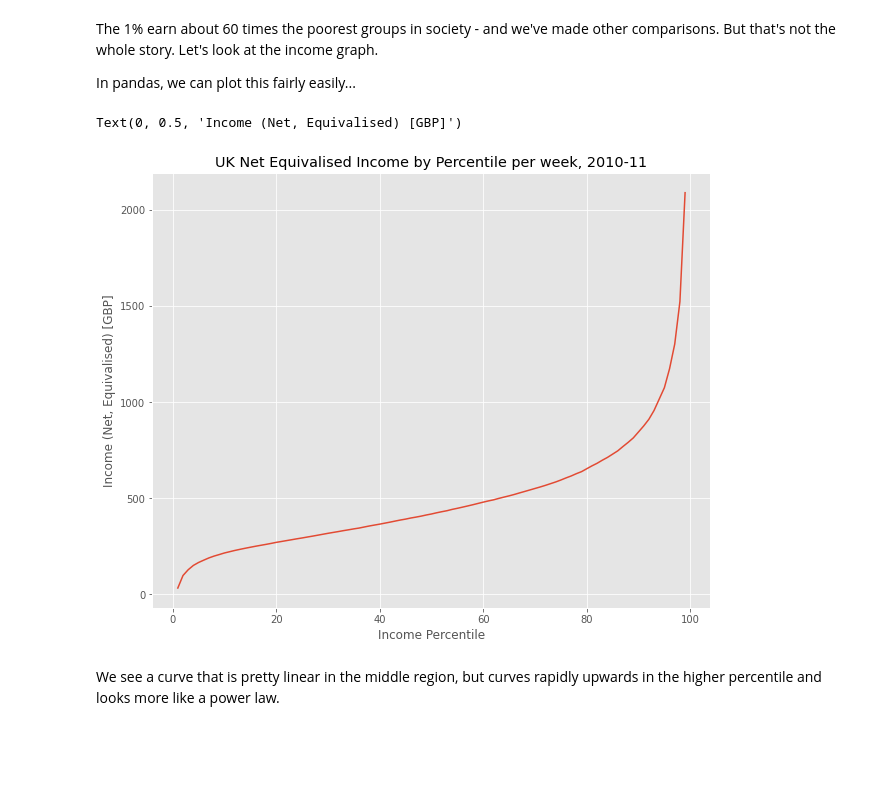
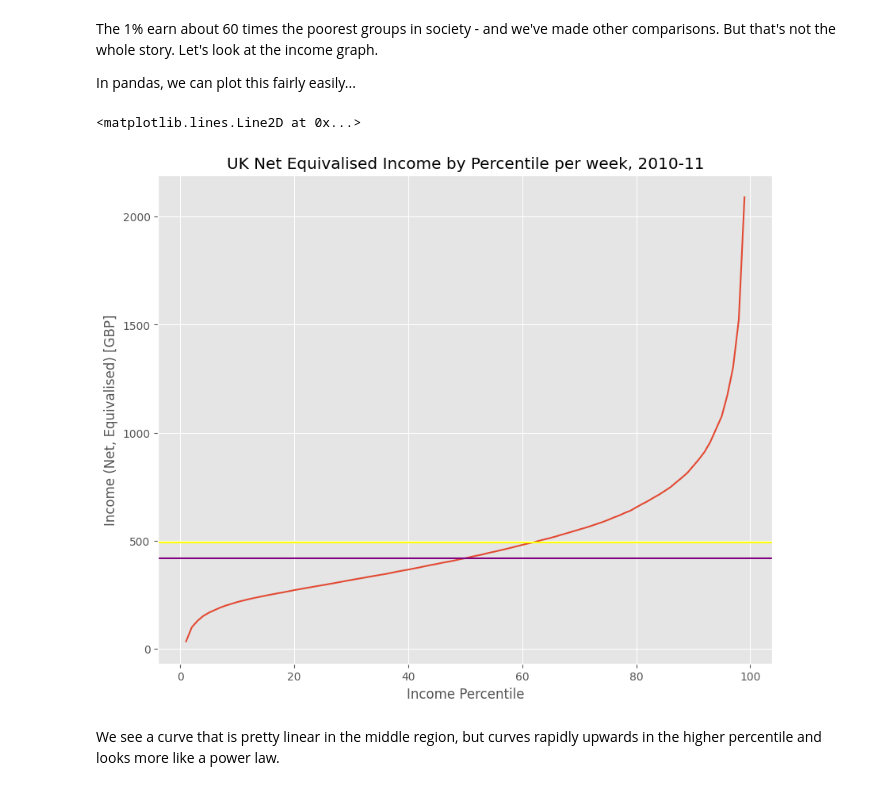
Before and after one commit to alixtrn/QM2, a Jupyter notebook: Copy of W2_Working_with_Data_in_Pandas.ipynb, the cells around one changed output. Saved outputs shown, nothing was run; the diff lists cells and outputs as text; code cells hidden in the pictures; blank space fills up the shorter version.

```diff
--- a/Copy of W2_Working_with_Data_in_Pandas.ipynb
+++ b/Copy of W2_Working_with_Data_in_Pandas.ipynb
@@ -246,11 +246,15 @@ In pandas, we can plot this fairly easily...
 # %%
 income['Net equivalised household income in 2010-11, week'].plot()
 plt.title('UK Net Equivalised Income by Percentile per week, 2010-11')
 plt.xlabel('Income Percentile')
 plt.ylabel('Income (Net, Equivalised) [GBP]')
+#Let's add a horizontal line to the plot representing the mean income
+plt.axhline(mean_pop, color= 'yellow', label= 'Mean')
+#Let's add an horizontal line to the plot representing the median income
+plt.axhline(median_pop, color= 'purple', label='Median')
 # %% [output]
-Text(0, 0.5, 'Income (Net, Equivalised) [GBP]')
+<matplotlib.lines.Line2D at 0x...>
-[figure, old version]
+[figure, new version]
 # %% [markdown]
 We see a curve that is pretty linear in the middle region, but curves rapidly upwards in the higher percentile and looks more like a power law.
 # %% [markdown]
```
Also changed, not shown: parts of 3 cells of this notebook.
